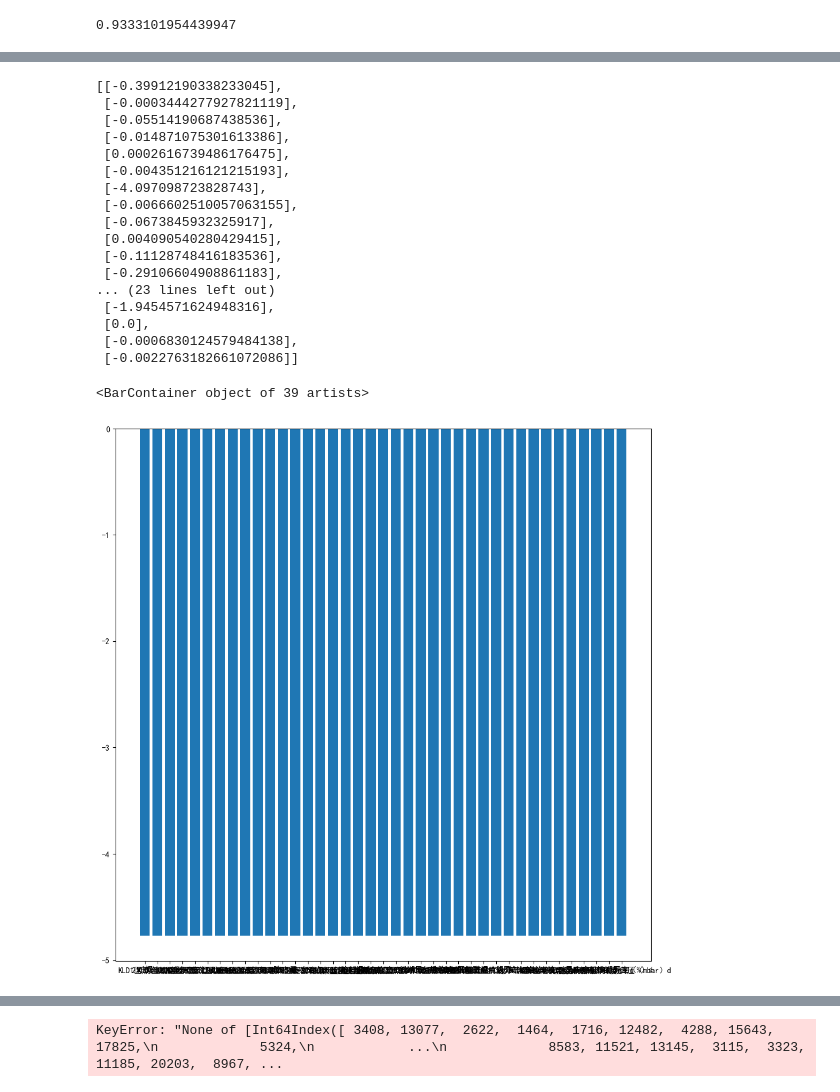
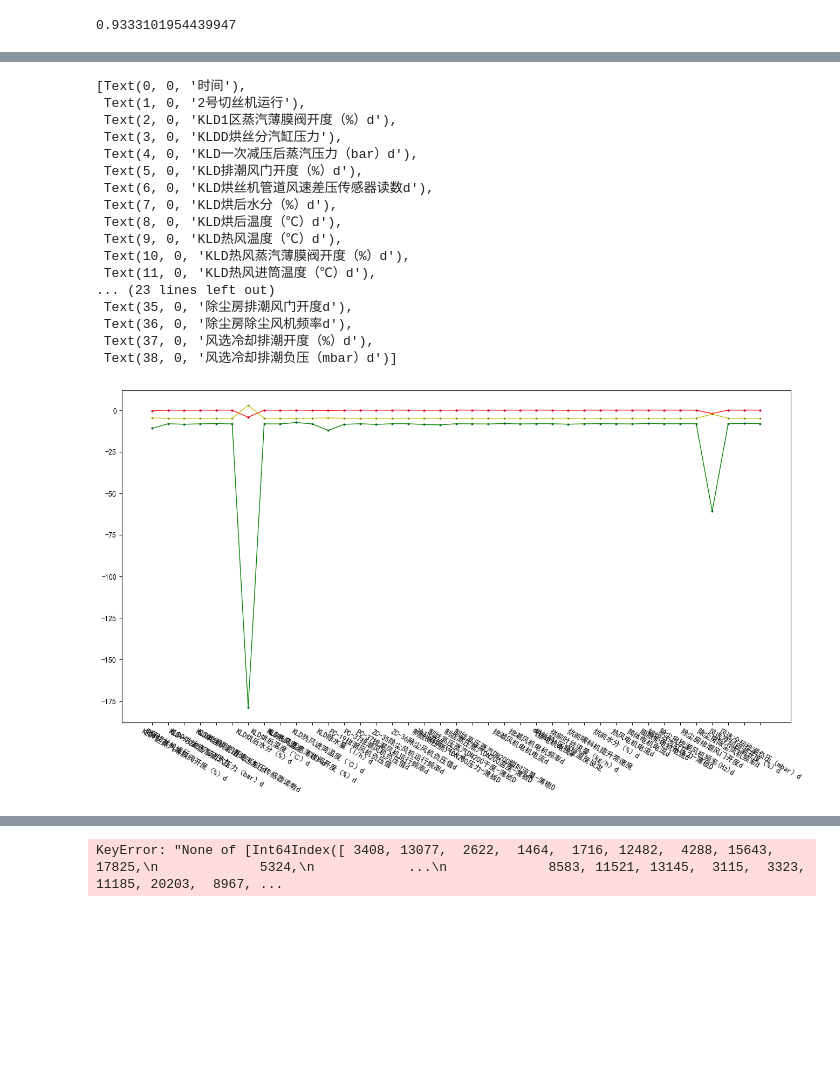
Before and after one commit to fallingjumping/china_Tabacco, a Jupyter notebook: 3.ipynb, the cells around one changed output, grey strips where cells are left out. Drawn from its saved outputs; the diff is of its cells as text; code cells hidden in the pictures; blank space fills up the shorter version.

```diff
--- a/3.ipynb
+++ b/3.ipynb
@@ -328,16 +330,16 @@ rfr.score(x_test,y_test)
 mean_absolute_error_scores = []
 r2_score_scores = []
 mean_squared_error_scores = []
-mean_absolute_error_scores = defaultdict(list)
-r2_score_scores = defaultdict(list)
-mean_squared_error_scores = defaultdict(list)
+# mean_absolute_error_scores = defaultdict(list)
+# r2_score_scores = defaultdict(list)
+# mean_squared_error_scores = defaultdict(list)
 for i in range(x.shape[1]):
     x_t = x_test.copy()
     np.random.shuffle(x_t[:, i])
     shuff_mean_absolute_error = mean_absolute_error(y_test,rfr.predict(x_t))
     shuff_r2_score = r2_score(y_test,rfr.predict(x_t))
     shuff_mean_squared_error = mean_squared_error(y_test,rfr.predict(x_t))
-    mean_absolute_error_scores[names[i]].append((acc-shuff_mean_absolute_error)/acc)
-    r2_score_scores[names[i]].append((acc-shuff_r2_score)/acc)
-    mean_squared_error_scores[names[i]].append((acc-shuff_mean_squared_error)/acc)
+    mean_absolute_error_scores.append((acc-shuff_mean_absolute_error)/acc)
+    r2_score_scores.append((acc-shuff_r2_score)/acc)
+    mean_squared_error_scores.append((acc-shuff_mean_squared_error)/acc)
 # print(sorted([(round(np.mean(score), 5), feat) for feat, score in scores.items()], reverse=True))
@@ -354,26 +346,33 @@ y_mse = [value for _,value in mean_squared_error_scores.items()]
-# %%
-y_mae
-# %% [output]
-[[-0.39912190338233045],
- [-0.0003444277927821119],
- [-0.05514190687438536],
- [-0.014871075301613386],
- [0.0002616739486176475],
- [-0.004351216121215193],
- [-4.097098723828743],
- [-0.0066602510057063155],
- [-0.0673845932325917],
- [0.004090540280429415],
- [-0.11128748416183536],
- [-0.29106604908861183],
-... (23 lines left out)
- [-1.9454571624948316],
- [0.0],
- [-0.0006830124579484138],
- [-0.0022763182661072086]]
-# %%
-plt.figure(figsize=(12,12))
-plt.bar(x_data, y_r2[0], label = 'mae')
-# %% [output]
-<BarContainer object of 39 artists>
-[figure, removed]
+# %%
+fig,ax = plt.subplots(figsize=(16,8))
+plt.title('')
+plt.tick_params(axis='x', labelsize=10)
+plt.plot(mean_absolute_error_scores,label='Frist line',linewidth=1,color='r',marker='o',
+markerfacecolor='blue',markersize=2)
+plt.plot(r2_score_scores,label='Frist line',linewidth=1,color='y',marker='o',
+markerfacecolor='blue',markersize=2)
+plt.plot(mean_squared_error_scores,label='Frist line',linewidth=1,color='g',marker='o',
+markerfacecolor='blue',markersize=2)
+plt.xticks(rotation=-30)
+# ax.xaxis.set_ticks_position('bottom')
+plt.xticks(np.arange(0,len(names),1)) #
+ax.set_xticklabels(names)
+# %% [output]
+[Text(0, 0, '时间'),
+ Text(1, 0, '2号切丝机运行'),
+ Text(2, 0, 'KLD1区蒸汽薄膜阀开度（%）d'),
+ Text(3, 0, 'KLDD烘丝分汽缸压力'),
+ Text(4, 0, 'KLD一次减压后蒸汽压力（bar）d'),
+ Text(5, 0, 'KLD排潮风门开度（%）d'),
+ Text(6, 0, 'KLD烘丝机管道风速差压传感器读数d'),
+ Text(7, 0, 'KLD烘后水分（%）d'),
+ Text(8, 0, 'KLD烘后温度（℃）d'),
+ Text(9, 0, 'KLD热风温度（℃）d'),
+ Text(10, 0, 'KLD热风蒸汽薄膜阀开度（%）d'),
+ Text(11, 0, 'KLD热风进筒温度（℃）d'),
+... (23 lines left out)
+ Text(35, 0, '除尘房排潮风门开度d'),
+ Text(36, 0, '除尘房除尘风机频率d'),
+ Text(37, 0, '风选冷却排潮开度（%）d'),
+ Text(38, 0, '风选冷却排潮负压（mbar）d')]
+[figure, added]
```
Also changed, not shown: parts of 4 cells of this notebook, 2 other files.
